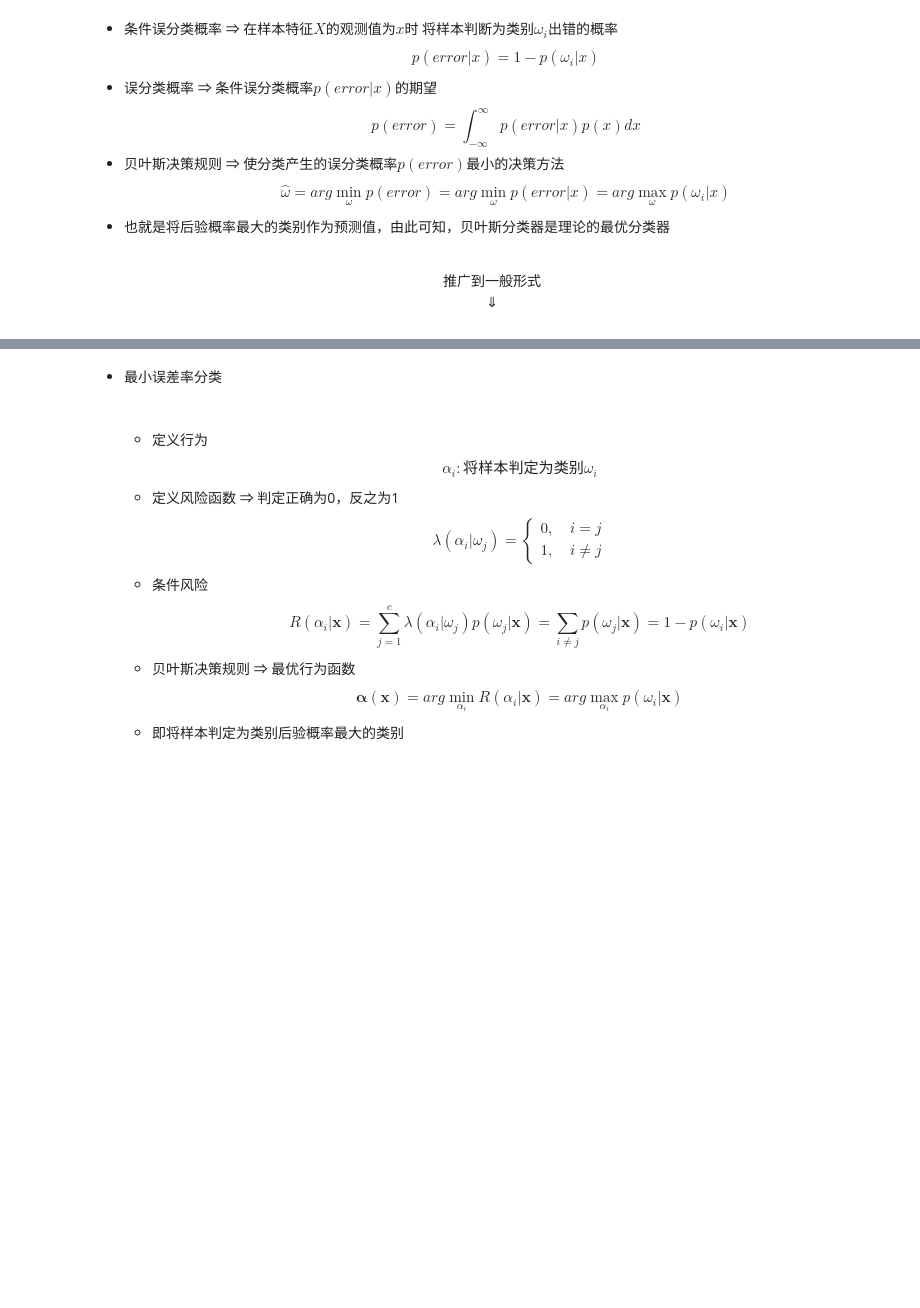
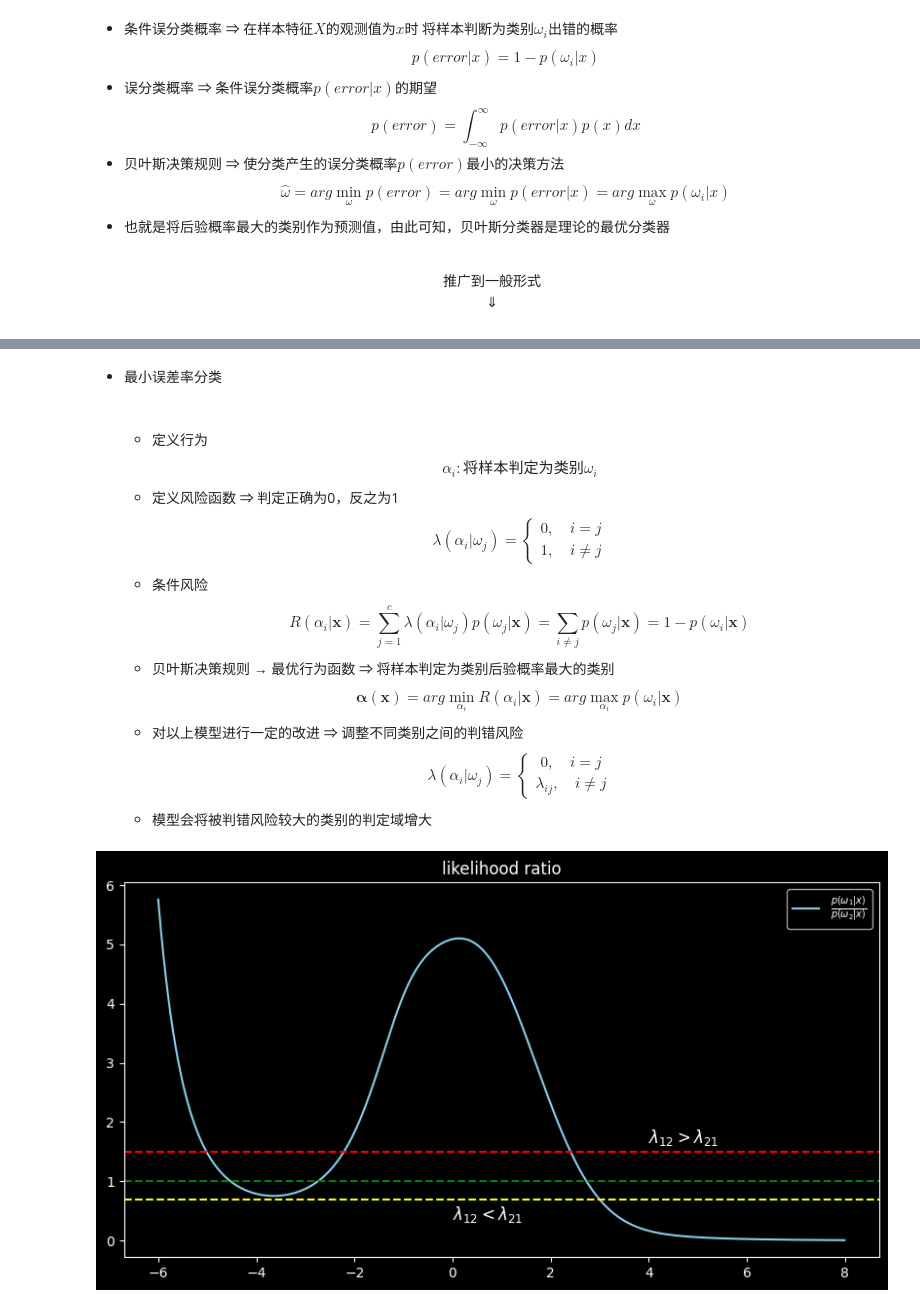
Before and after one commit to Eluctra/pattern-recognition, a Jupyter notebook: 理论/贝叶斯决策论.ipynb, the cells around one changed output, grey strips where cells are left out. Drawn from its saved outputs; the diff is of its cells as text; code cells hidden in the pictures; blank space fills up the shorter version.

```diff
--- a/理论/贝叶斯决策论.ipynb
+++ b/理论/贝叶斯决策论.ipynb
@@ -165,9 +165,40 @@ $$
                                = \sum_{i \ne j} p(\omega_{j} | \mathbf{x})
                                = 1 - p(\omega_{i} | \mathbf{x})
     $$
-    * 贝叶斯决策规则 &rArr; 最优行为函数
+    * 贝叶斯决策规则 &rarr; 最优行为函数 &rArr; 将样本判定为类别后验概率最大的类别
     $$
     \mathbf{\alpha}(\mathbf{x}) = arg \min_{\alpha_{i}} R(\alpha_{i} | \mathbf{x})
                                 = arg \max_{\alpha_{i}} p(\omega_{i} | \mathbf{x})
     $$
-    * 即将样本判定为类别后验概率最大的类别
+    * 对以上模型进行一定的改进 &rArr; 调整不同类别之间的判错风险
+    $$
+    \lambda(\alpha_{i} | \omega_{j}) =
+        \left\{
+        \begin{matrix}
+        0,\quad i = j \\
+        \lambda_{ij}, \quad i \ne j
+        \end{matrix}
+        \right.
+    $$
+    * 模型会将被判错风险较大的类别的判定域增大
+# %%
+likelihood_ratio = p_omega1_x / p_omega2_x
+# 似然比
+plt.style.use('dark_background')
+fig, ax = plt.subplots(nrows=1, ncols=1, figsize=(10, 5))
+
+ax.set_title("likelihood ratio")
+ax.plot(x, likelihood_ratio, color='skyblue', label=r'$\frac{p(\omega_{1} | x)}{p(\omega_{2} | x)}$')
+
+ax.axhline(1.0, color='green',  linestyle='--')  # 1 => 2的风险等于2 => 1的风险
+ax.axhline(1.5, color='red',    linestyle='--')  # 1 => 2的风险小于2 => 1的风险
+ax.axhline(0.7, color='yellow', linestyle='--')  # 1 => 2的风险大于2 => 1的风险
+
+ax.text(x=4, y=1.65, s=r'$\lambda_{12} > \lambda_{21}$', fontdict=dict(fontsize=12))
+ax.text(x=0, y=0.35, s=r'$\lambda_{12} < \lambda_{21}$', fontdict=dict(fontsize=12))
+
+ax.legend()
+
+plt.show()
+# %% [output]
+[figure, added]
```
Also changed, not shown: parts of 2 cells of this notebook.
